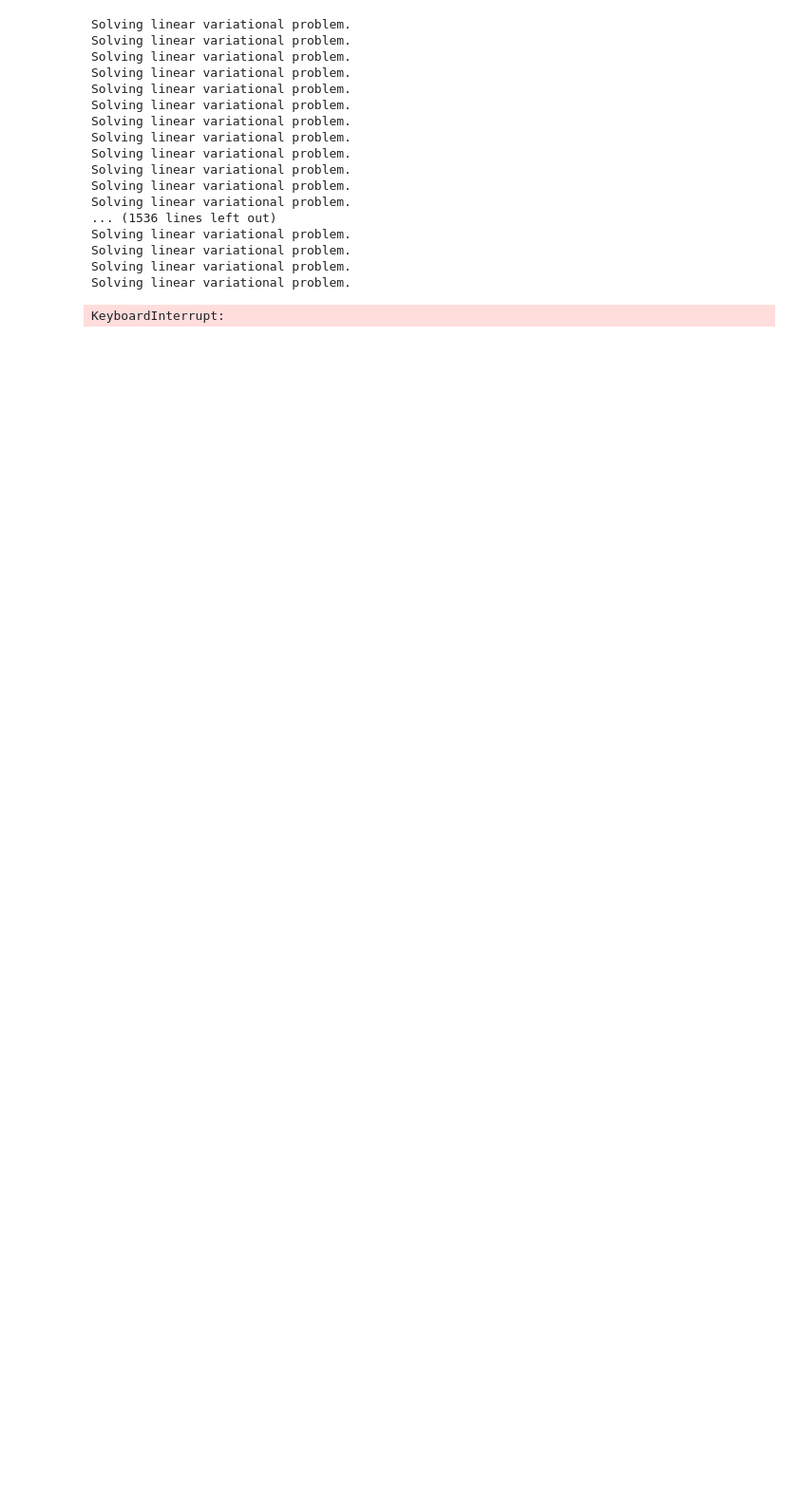
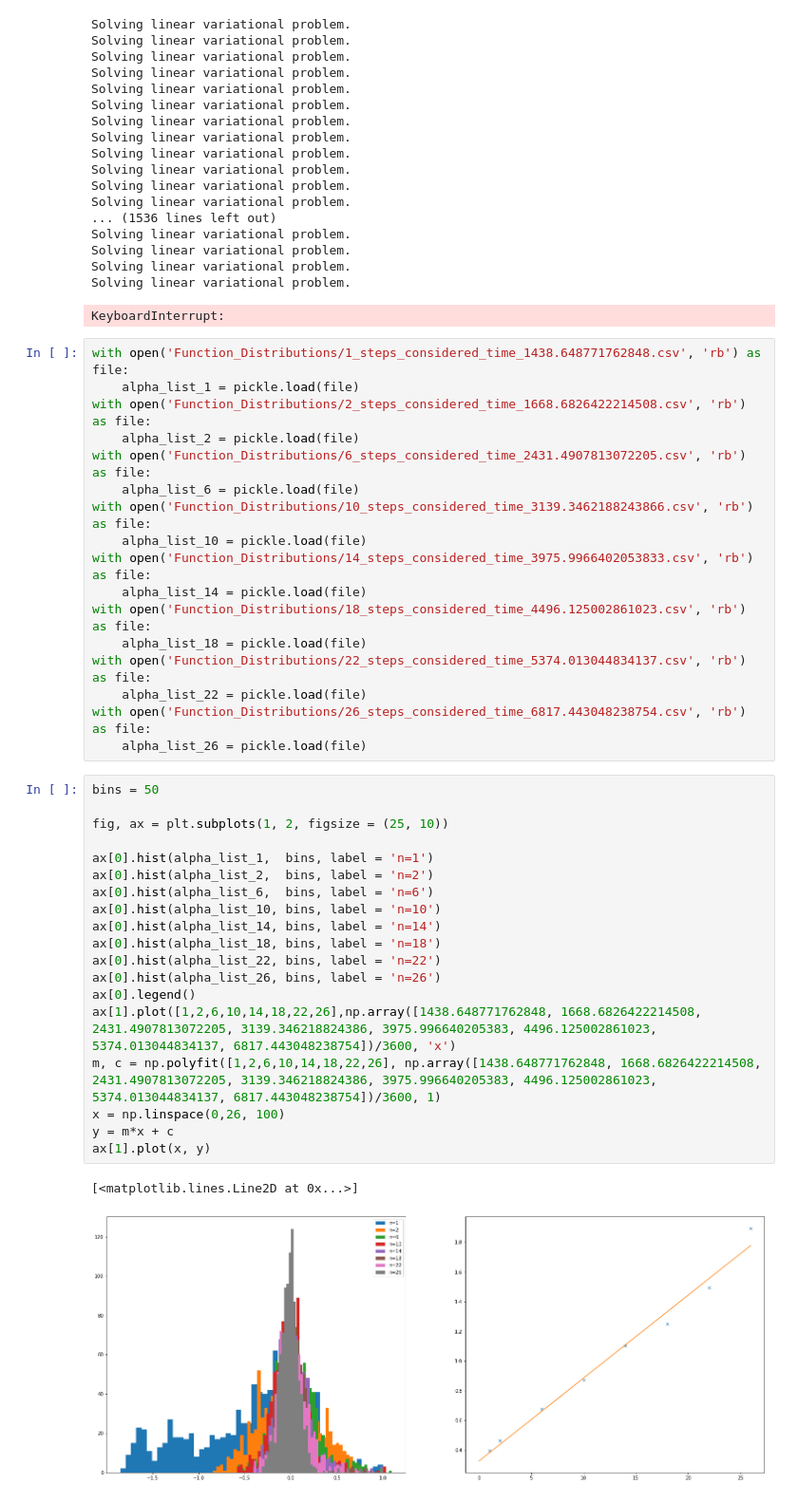
Before and after one commit to alixleroy/PhD-project2, a Jupyter notebook: Elliot_Code/Integrate_Random_Walk_Test.ipynb, the cells around one changed output. Shown at 95% size. Saved outputs shown, nothing was run; the diff lists cells and outputs as text; blank space fills up the shorter version.

```diff
--- a/Elliot_Code/Integrate_Random_Walk_Test.ipynb
+++ b/Elliot_Code/Integrate_Random_Walk_Test.ipynb
@@ -66,3 +66,42 @@ Solving linear variational problem.
 Solving linear variational problem.
 Solving linear variational problem.
 KeyboardInterrupt:
+# %%
+with open('Function_Distributions/1_steps_considered_time_1438.648771762848.csv', 'rb') as file:
+    alpha_list_1 = pickle.load(file)
+with open('Function_Distributions/2_steps_considered_time_1668.6826422214508.csv', 'rb') as file:
+    alpha_list_2 = pickle.load(file)
+with open('Function_Distributions/6_steps_considered_time_2431.4907813072205.csv', 'rb') as file:
+    alpha_list_6 = pickle.load(file)
+with open('Function_Distributions/10_steps_considered_time_3139.3462188243866.csv', 'rb') as file:
+    alpha_list_10 = pickle.load(file)
+with open('Function_Distributions/14_steps_considered_time_3975.9966402053833.csv', 'rb') as file:
+    alpha_list_14 = pickle.load(file)
+with open('Function_Distributions/18_steps_considered_time_4496.125002861023.csv', 'rb') as file:
+    alpha_list_18 = pickle.load(file)
+with open('Function_Distributions/22_steps_considered_time_5374.013044834137.csv', 'rb') as file:
+    alpha_list_22 = pickle.load(file)
+with open('Function_Distributions/26_steps_considered_time_6817.443048238754.csv', 'rb') as file:
+    alpha_list_26 = pickle.load(file)
+# %%
+bins = 50
+
+fig, ax = plt.subplots(1, 2, figsize = (25, 10))
+
+ax[0].hist(alpha_list_1,  bins, label = 'n=1')
+ax[0].hist(alpha_list_2,  bins, label = 'n=2')
+ax[0].hist(alpha_list_6,  bins, label = 'n=6')
+ax[0].hist(alpha_list_10, bins, label = 'n=10')
+ax[0].hist(alpha_list_14, bins, label = 'n=14')
+ax[0].hist(alpha_list_18, bins, label = 'n=18')
+ax[0].hist(alpha_list_22, bins, label = 'n=22')
+ax[0].hist(alpha_list_26, bins, label = 'n=26')
+ax[0].legend()
+ax[1].plot([1,2,6,10,14,18,22,26],np.array([1438.648771762848, 1668.6826422214508, 2431.4907813072205, 3139.346218824386, 3975.996640205383, 4496.125002861023, 5374.013044834137, 6817.443048238754])/3600, 'x')
+m, c = np.polyfit([1,2,6,10,14,18,22,26], np.array([1438.648771762848, 1668.6826422214508, 2431.4907813072205, 3139.346218824386, 3975.996640205383, 4496.125002861023, 5374.013044834137, 6817.443048238754])/3600, 1)
+x = np.linspace(0,26, 100)
+y = m*x + c
+ax[1].plot(x, y)
+# %% [output]
+[<matplotlib.lines.Line2D at 0x...>]
+[figure, added]
```
Also changed, not shown: parts of 1 cell of this notebook, 5 other files.
